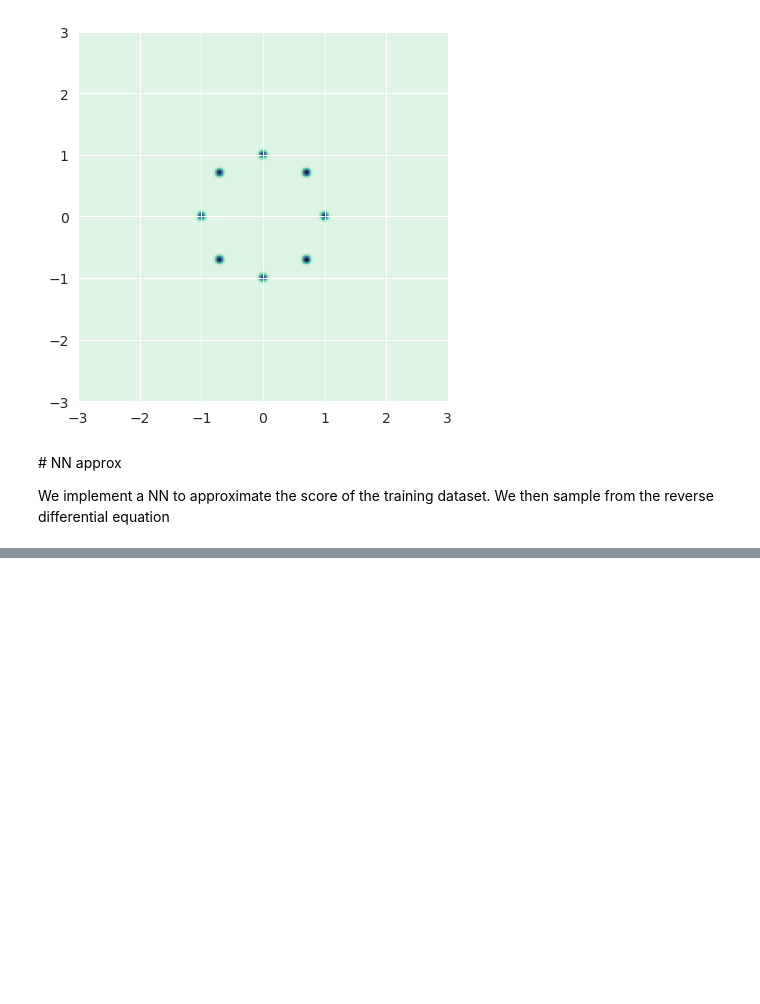
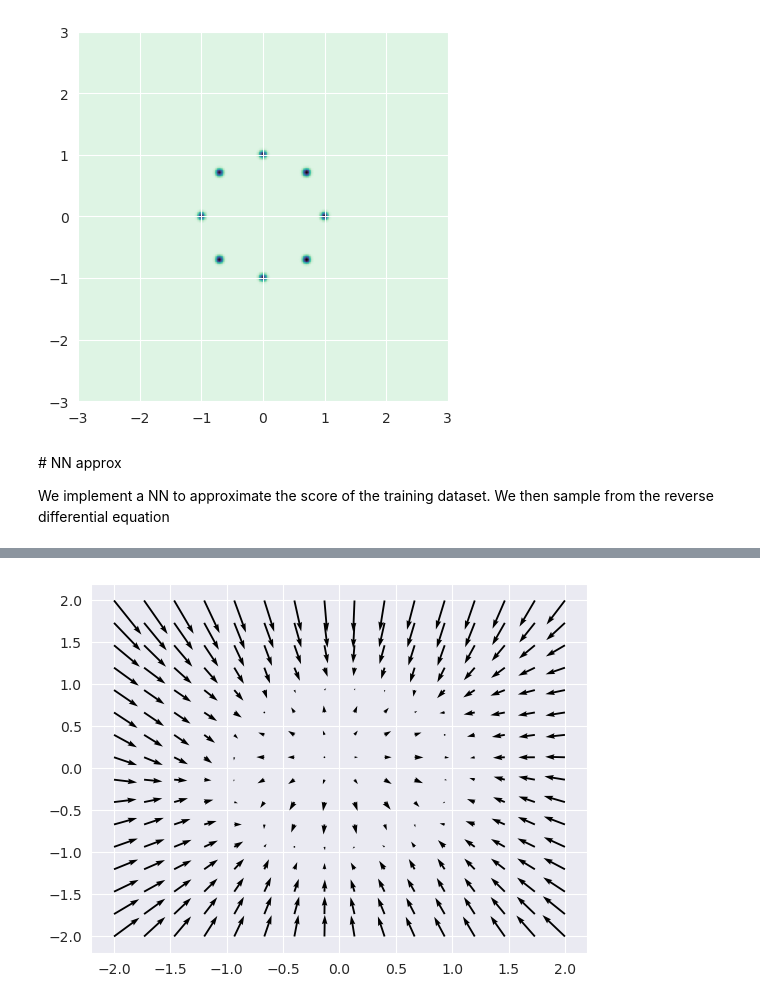
Before and after one commit to aurelio-amerio/diffusion, a Jupyter notebook: examples/SGM_basic_example_VP.ipynb, the cells around one changed output, grey strips where cells are left out. Cells and saved outputs as stored; diff of their text form; code cells hidden in the pictures; blank space fills up the shorter version.

```diff
--- a/examples/SGM_basic_example_VP.ipynb
+++ b/examples/SGM_basic_example_VP.ipynb
@@ -246,0 +268,4 @@ plot_heatmap(samples, -3, 3)
+# %%
+plot_score(score_model, 0.1, -2, 2)
+# %% [output]
+[figure, added]
```
Also changed, not shown: parts of 14 cells of this notebook, 4 other files.
